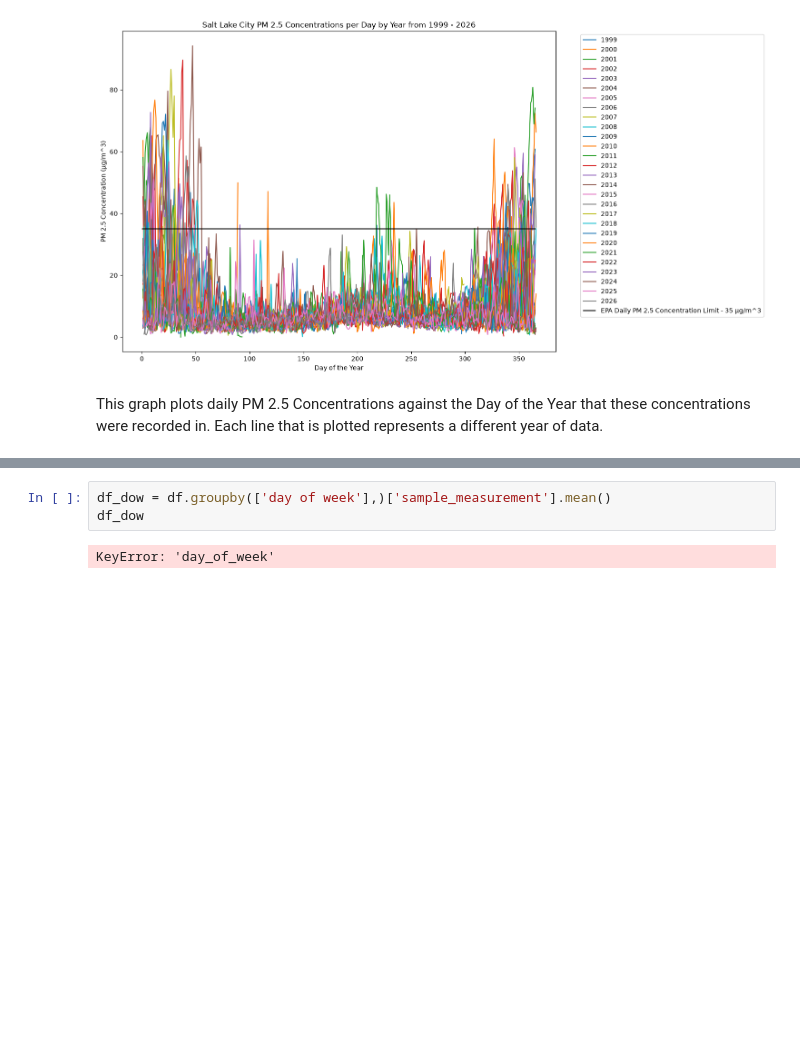
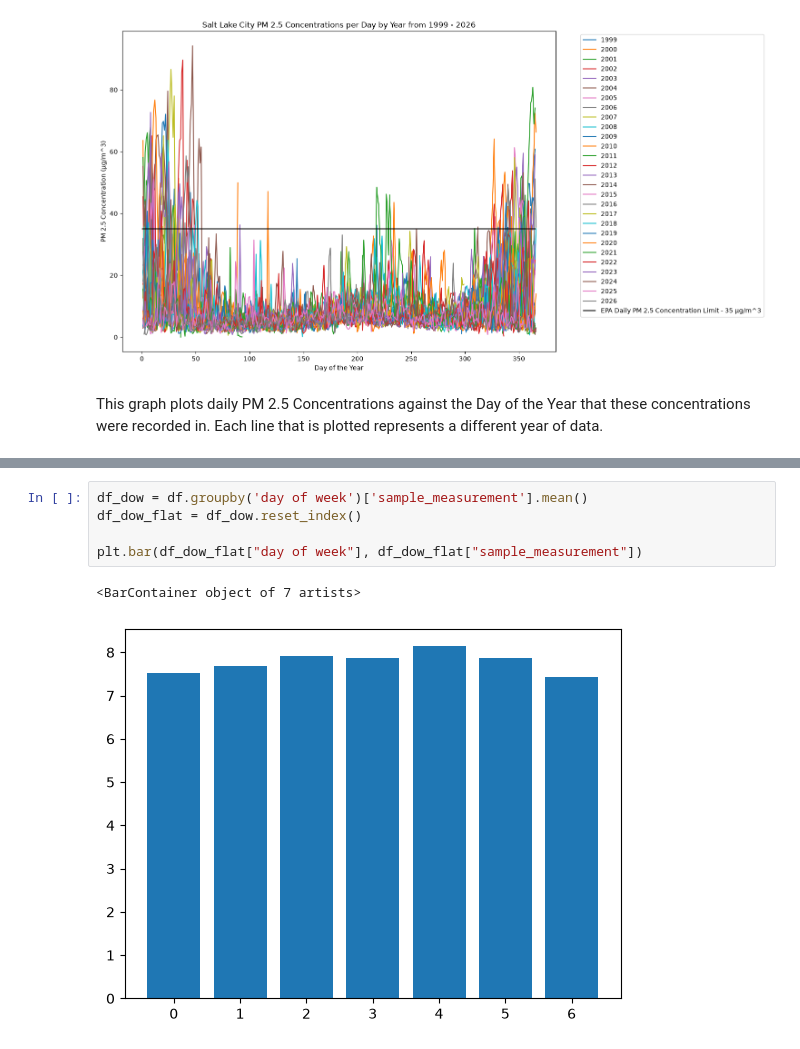
Before and after one commit to sodoo-gadal/UROP-SLC-AQ-, a Jupyter notebook: Salt_Lake_City_AQI/hourly_time_series.ipynb, the cells around one changed output, grey strips where cells are left out. Cells and saved outputs as stored; diff of their text form; blank space fills up the shorter version.

```diff
--- a/Salt_Lake_City_AQI/hourly_time_series.ipynb
+++ b/Salt_Lake_City_AQI/hourly_time_series.ipynb
@@ -131,5 +122,8 @@ plt.close()
 # %%
-df_dow = df.groupby(['day of week'],)['sample_measurement'].mean()
-df_dow
+df_dow = df.groupby('day of week')['sample_measurement'].mean()
+df_dow_flat = df_dow.reset_index()
+
+plt.bar(df_dow_flat["day of week"], df_dow_flat["sample_measurement"])
 # %% [output]
-KeyError: 'day_of_week'
+<BarContainer object of 7 artists>
+[figure, added]
```
Also changed, not shown: parts of 8 cells of this notebook.
